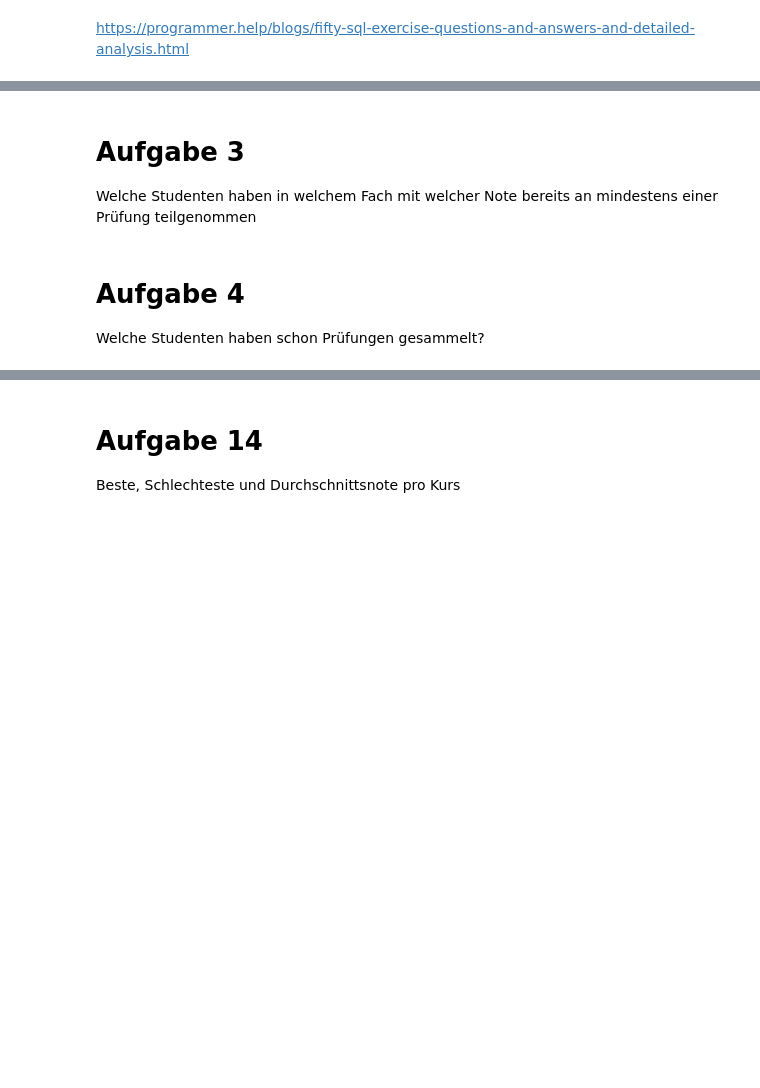
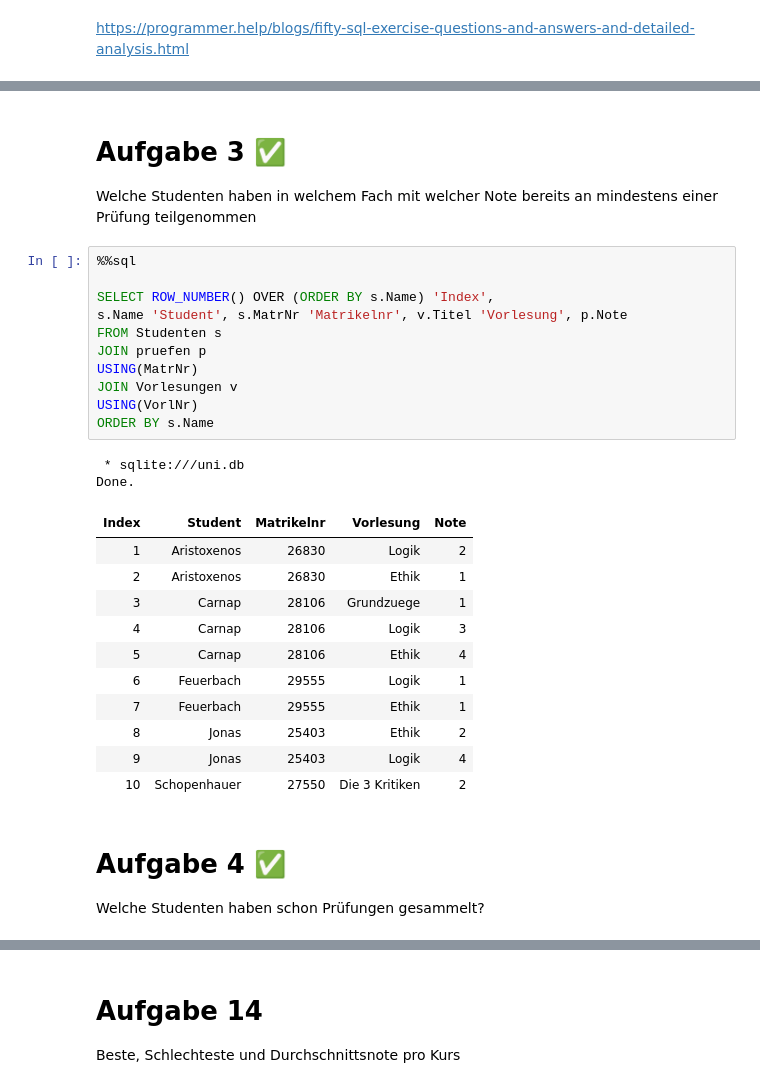
Before and after one commit to Bryanbu2014/database, a Jupyter notebook: exercises-ss24/Aufgabe_Hochschulnotebook.ipynb, the cells around one changed output, grey strips where cells are left out. Cells and saved outputs as stored; diff of their text form; blank space fills up the shorter version.

```diff
--- a/exercises-ss24/Aufgabe_Hochschulnotebook.ipynb
+++ b/exercises-ss24/Aufgabe_Hochschulnotebook.ipynb
@@ -33,8 +232,33 @@ Geben Sie Matrikelnummer, name und durchschnittsnote von Studenten aus, deren Du
 # %% [markdown]
-# Aufgabe 3
+# Aufgabe 3 ✅
 
 Welche Studenten haben in welchem Fach mit welcher Note bereits an mindestens einer Prüfung teilgenommen
+# %%
+%%sql
+
+SELECT ROW_NUMBER() OVER (ORDER BY s.Name) 'Index',
+s.Name 'Student', s.MatrNr 'Matrikelnr', v.Titel 'Vorlesung', p.Note
+FROM Studenten s
+JOIN pruefen p
+USING(MatrNr)
+JOIN Vorlesungen v
+USING(VorlNr)
+ORDER BY s.Name
+# %% [output]
+ * sqlite:///uni.db
+Done.
+| Index | Student | Matrikelnr | Vorlesung | Note |
+| 1 | Aristoxenos | 26830 | Logik | 2 |
+| 2 | Aristoxenos | 26830 | Ethik | 1 |
+| 3 | Carnap | 28106 | Grundzuege | 1 |
+| 4 | Carnap | 28106 | Logik | 3 |
+| 5 | Carnap | 28106 | Ethik | 4 |
+| 6 | Feuerbach | 29555 | Logik | 1 |
+| 7 | Feuerbach | 29555 | Ethik | 1 |
+| 8 | Jonas | 25403 | Ethik | 2 |
+| 9 | Jonas | 25403 | Logik | 4 |
+| 10 | Schopenhauer | 27550 | Die 3 Kritiken | 2 |
 # %% [markdown]
-# Aufgabe 4
+# Aufgabe 4 ✅
 
 Welche Studenten haben schon Prüfungen gesammelt?
```
Also changed, not shown: parts of 33 cells of this notebook.
